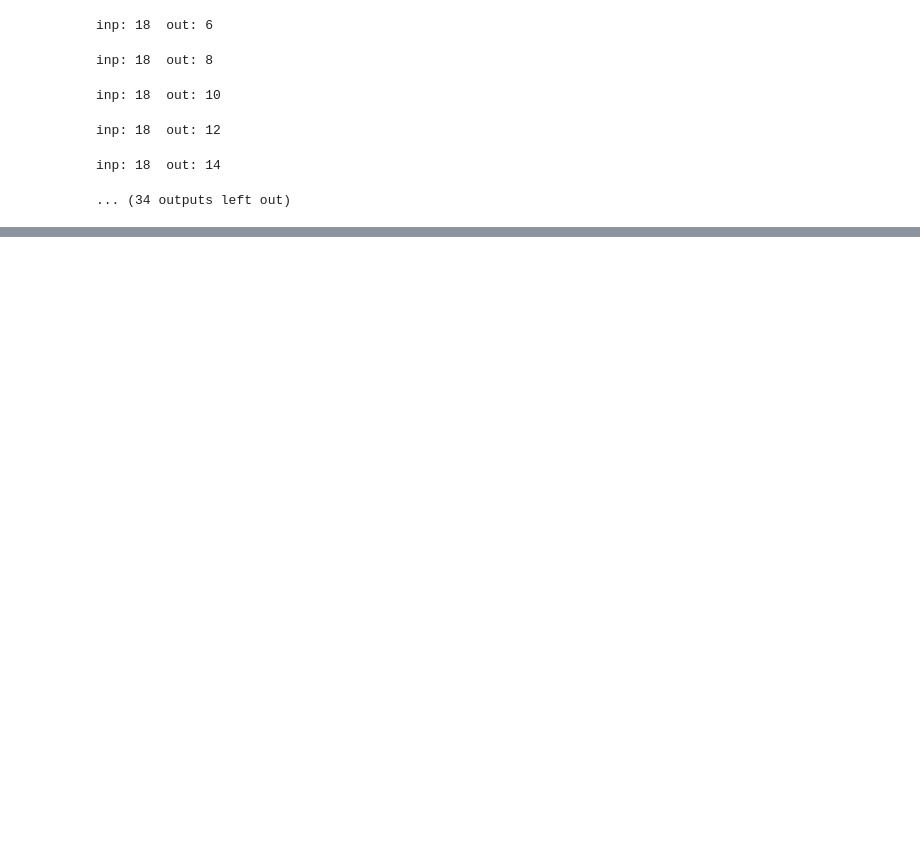
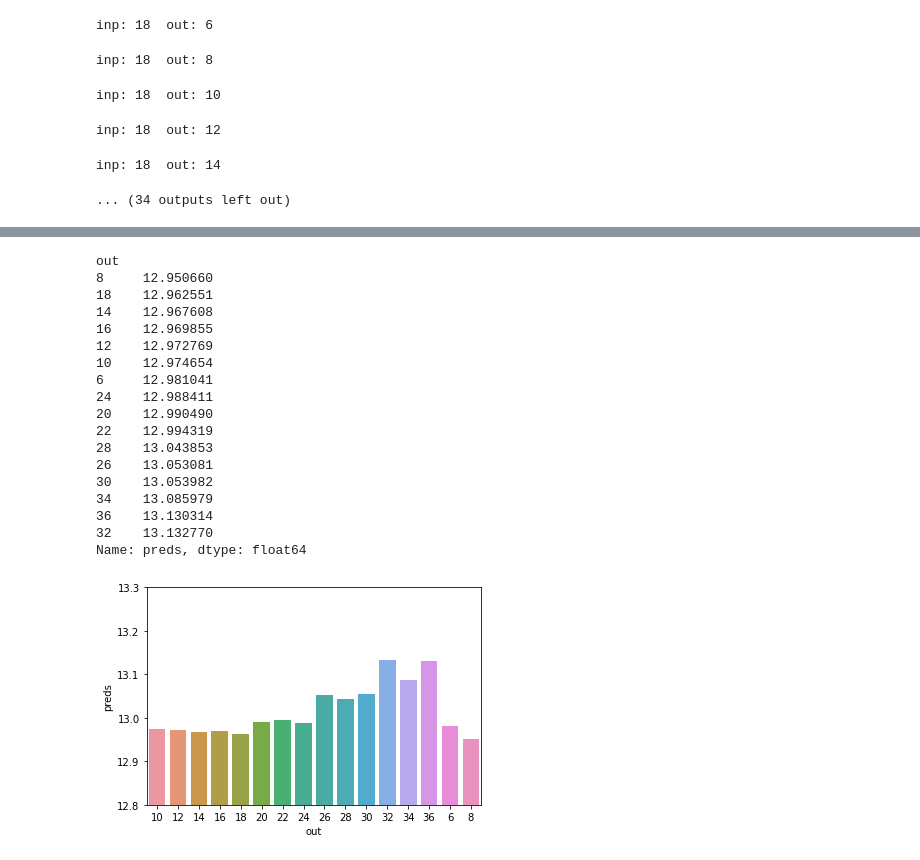
Before and after one commit to djib2011/forecasting, a Jupyter notebook: analysis/multi-input_ensembles.ipynb, the cells around one changed output, grey strips where cells are left out. Cells and saved outputs as stored; diff of their text form; code cells hidden in the pictures; blank space fills up the shorter version.

```diff
--- a/analysis/multi-input_ensembles.ipynb
+++ b/analysis/multi-input_ensembles.ipynb
@@ -286,0 +184,28 @@ for k, v in results.items():
+# %%
+col = 'out'
+
+ensembles = df.groupby(col)['preds'].agg(concat_and_eval)
+sns.barplot(x=col, y='preds', data=ensembles.sort_index().reset_index())
+plt.ylim([12.8, 13.3])
+
+ensembles.sort_values()
+# %% [output]
+out
+8     12.950660
+18    12.962551
+14    12.967608
+16    12.969855
+12    12.972769
+10    12.974654
+6     12.981041
+24    12.988411
+20    12.990490
+22    12.994319
+28    13.043853
+26    13.053081
+30    13.053982
+34    13.085979
+36    13.130314
+32    13.132770
+Name: preds, dtype: float64
+[figure, added]
```
Also changed, not shown: parts of 33 cells of this notebook.
